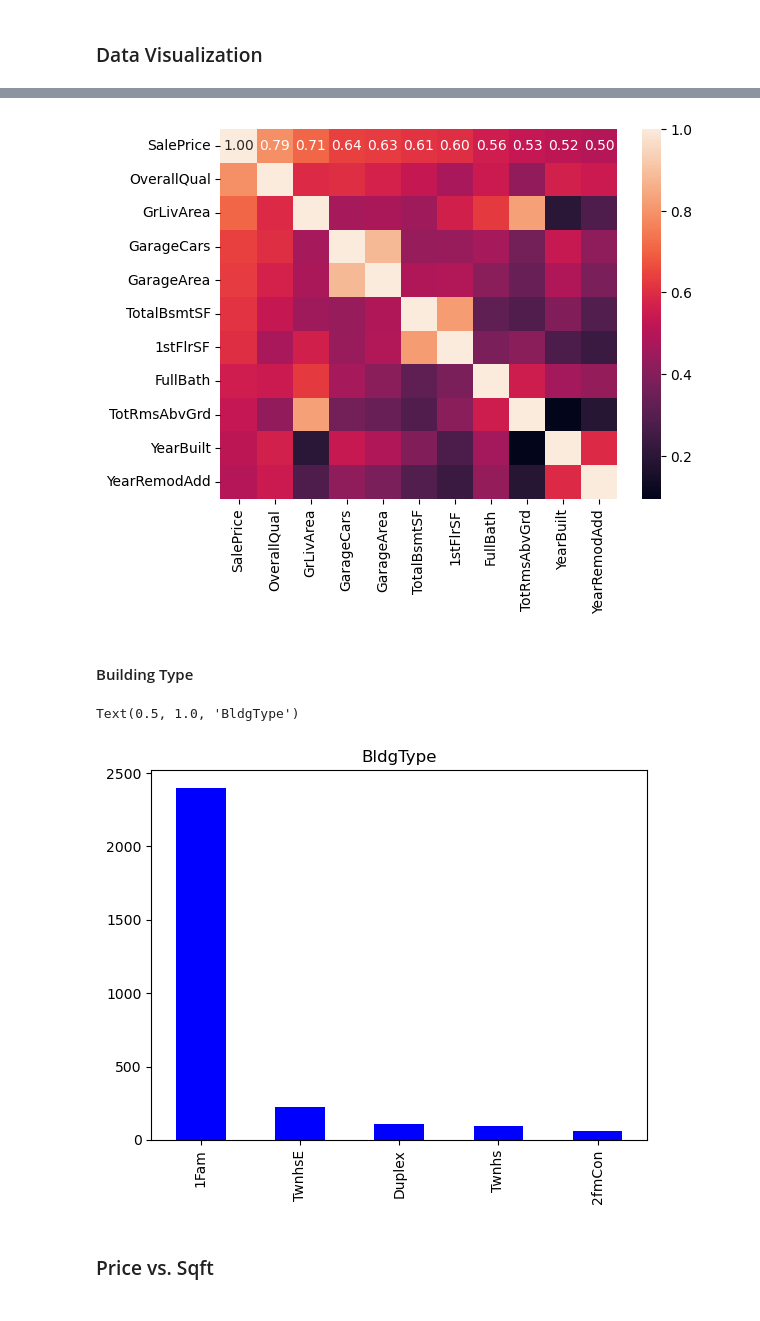
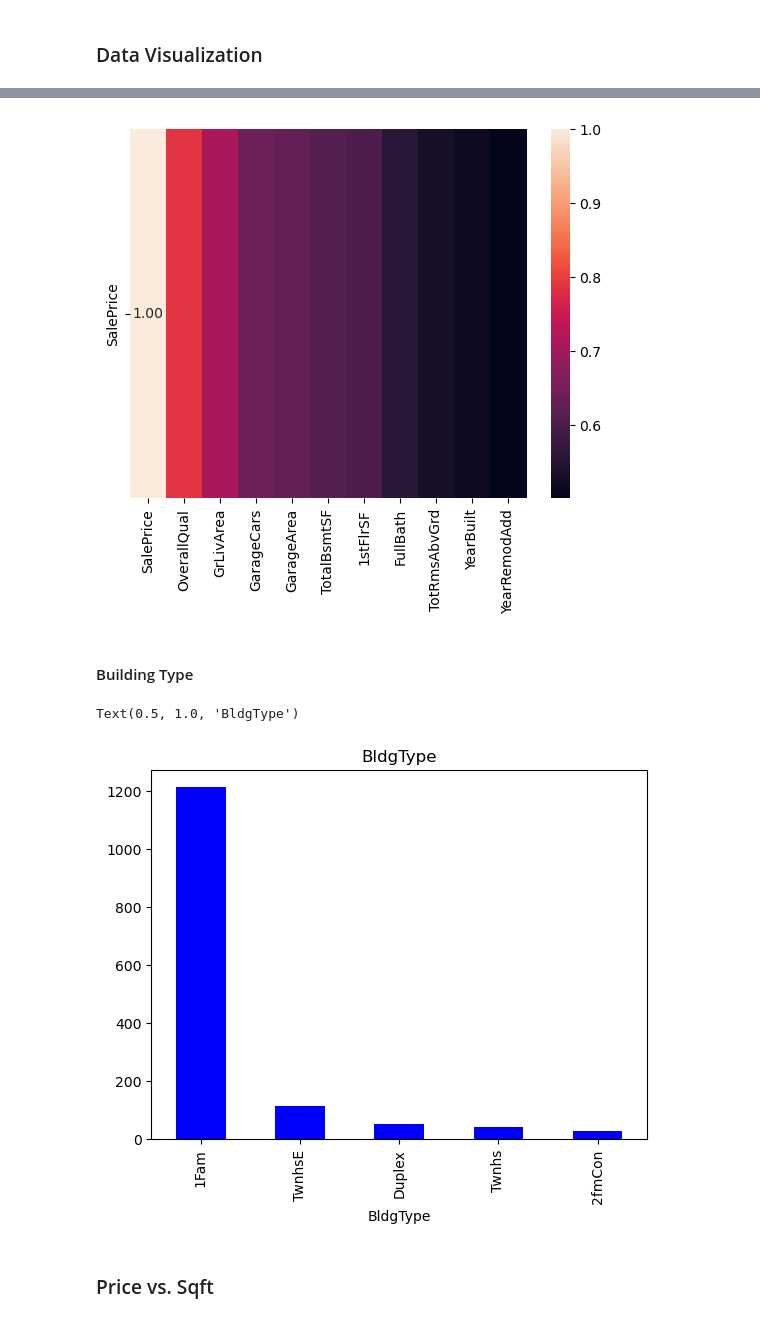
Before and after one commit to strangenicholas/HomePricePredictionModel, a Jupyter notebook: ProjectCode.ipynb, the cells around one changed output, grey strips where cells are left out. Saved outputs shown, nothing was run; the diff lists cells and outputs as text; code cells hidden in the pictures.

```diff
--- a/ProjectCode.ipynb
+++ b/ProjectCode.ipynb
@@ -179,25 +180,27 @@ dtype: float64
 # %%
-correlation = numeric_columns.corr()
+correlation = numeric_columns.corr().abs() # Get absolute value
 top_10_corr = correlation.nlargest(11, "SalePrice")["SalePrice"].index
 cm = np.corrcoef(numeric_columns[top_10_corr].values.T)
+correlation_values = cm[top_10_corr == "SalePrice", :].reshape(1, -1)
+
 correlation_hm = sns.heatmap(
-    cm,
+    correlation_values,
     annot=True,
     fmt=".2f",
     annot_kws={"size": 10},
-    yticklabels=top_10_corr.values,
+    yticklabels=["SalePrice"],
     xticklabels=top_10_corr.values,
 )
 # %% [output]
-[figure, old version]
+[figure, new version]
 # %% [markdown]
 #### Building Type
 # %%
-Combined_df["BldgType"].value_counts().head(10).plot(kind="bar", color="b")
+df_house_train["BldgType"].value_counts().head(10).plot(kind="bar", color="b")
 plt.title("BldgType")
 # %% [output]
 Text(0.5, 1.0, 'BldgType')
-[figure, old version]
+[figure, new version]
 # %% [markdown]
 ### Price vs. Sqft
 # %% [markdown]
```
Also changed, not shown: parts of 34 cells of this notebook.
